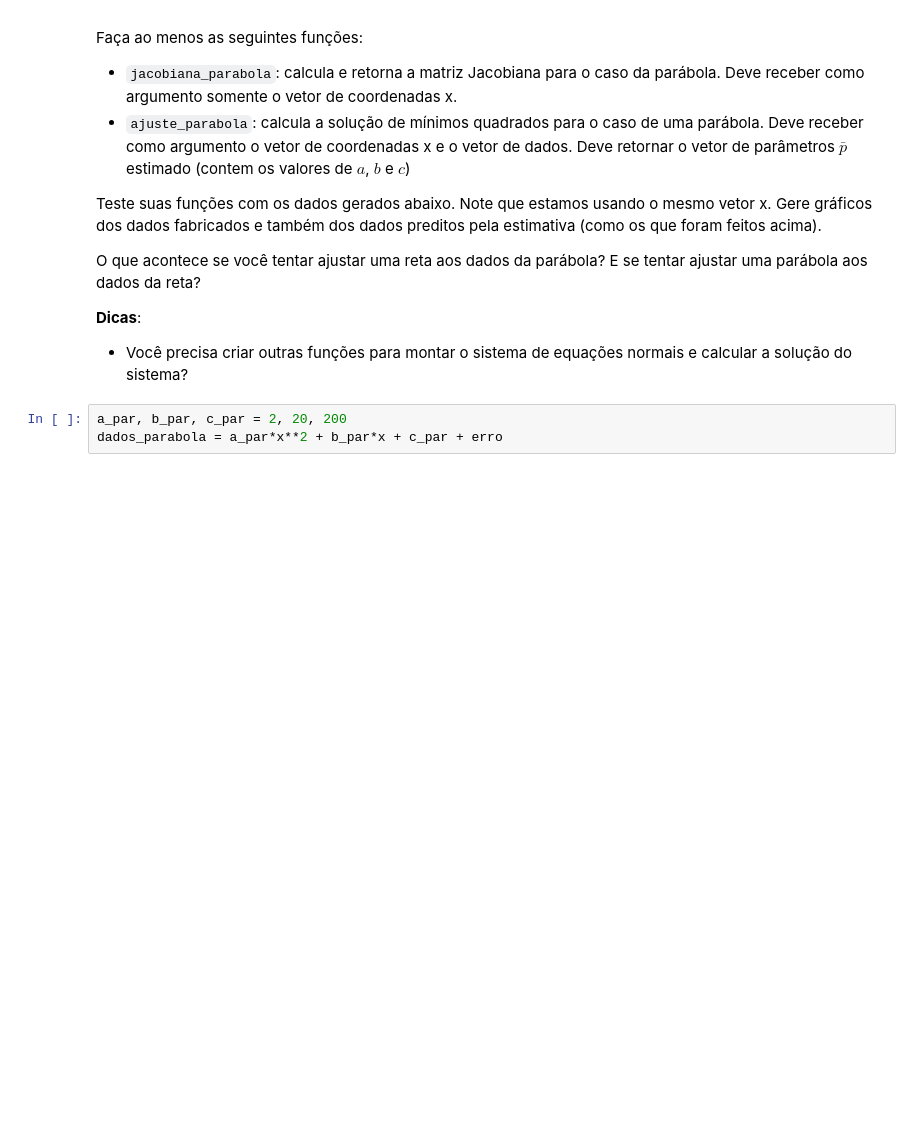
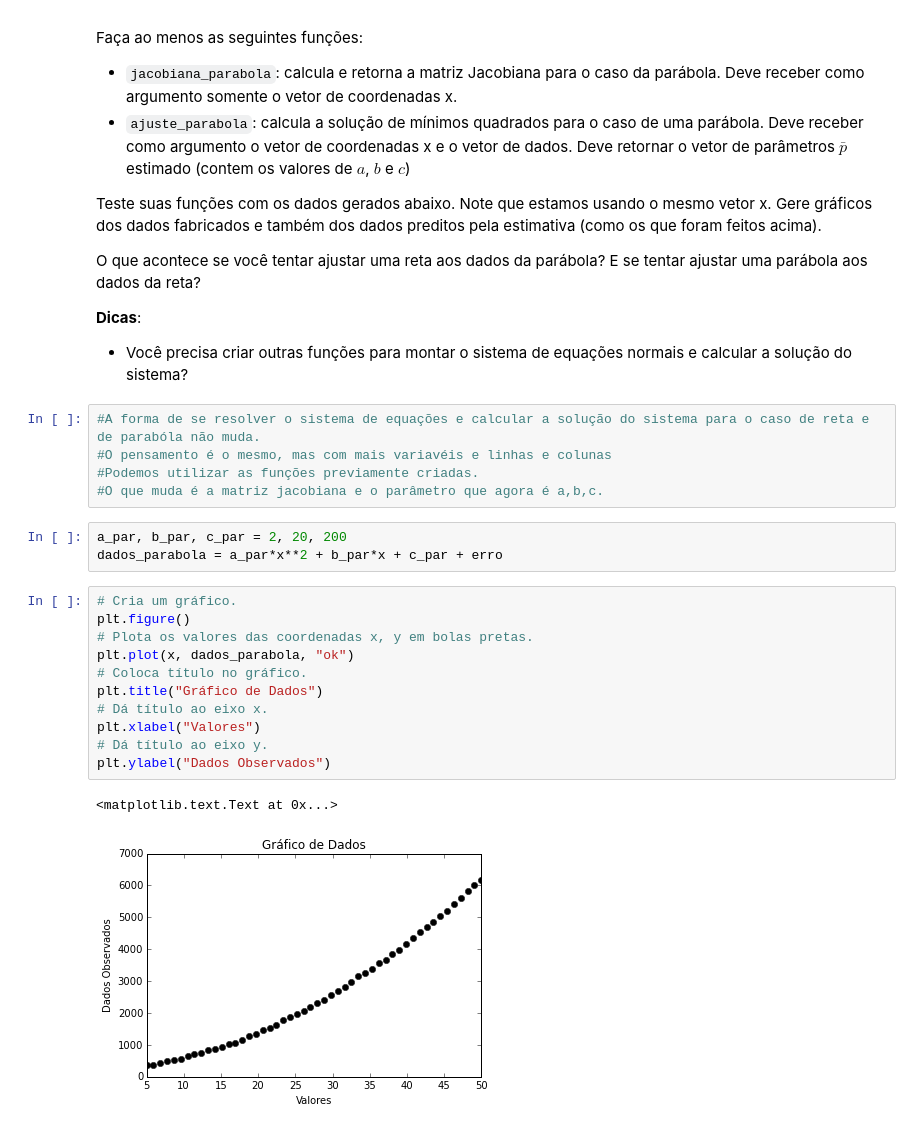
Before and after one commit to mat-esp-2015/minimos-quadrados-221b-baker-street-london, a Jupyter notebook: minimos-quadrados.ipynb, the cells around one changed output. Drawn from its saved outputs; the diff is of its cells as text; blank space fills up the shorter version.

```diff
--- a/minimos-quadrados.ipynb
+++ b/minimos-quadrados.ipynb
@@ -425,6 +425,25 @@ O que acontece se você tentar ajustar uma reta aos dados da parábola? E se ten
 **Dicas**:
 
 * Você precisa criar outras funções para montar o sistema de equações normais e calcular a solução do sistema?
+# %%
+#A forma de se resolver o sistema de equações e calcular a solução do sistema para o caso de reta e de parabóla não muda.
+#O pensamento é o mesmo, mas com mais variavéis e linhas e colunas
+#Podemos utilizar as funções previamente criadas.
+#O que muda é a matriz jacobiana e o parâmetro que agora é a,b,c.
 # %%
 a_par, b_par, c_par = 2, 20, 200
 dados_parabola = a_par*x**2 + b_par*x + c_par + erro
+# %%
+# Cria um gráfico.
+plt.figure()
+# Plota os valores das coordenadas x, y em bolas pretas.
+plt.plot(x, dados_parabola, "ok")
+# Coloca título no gráfico.
+plt.title("Gráfico de Dados")
+# Dá título ao eixo x.
+plt.xlabel("Valores")
+# Dá título ao eixo y.
+plt.ylabel("Dados Observados")
+# %% [output]
+<matplotlib.text.Text at 0x...>
+[figure, added]
```
Also changed, not shown: parts of 6 cells of this notebook.
